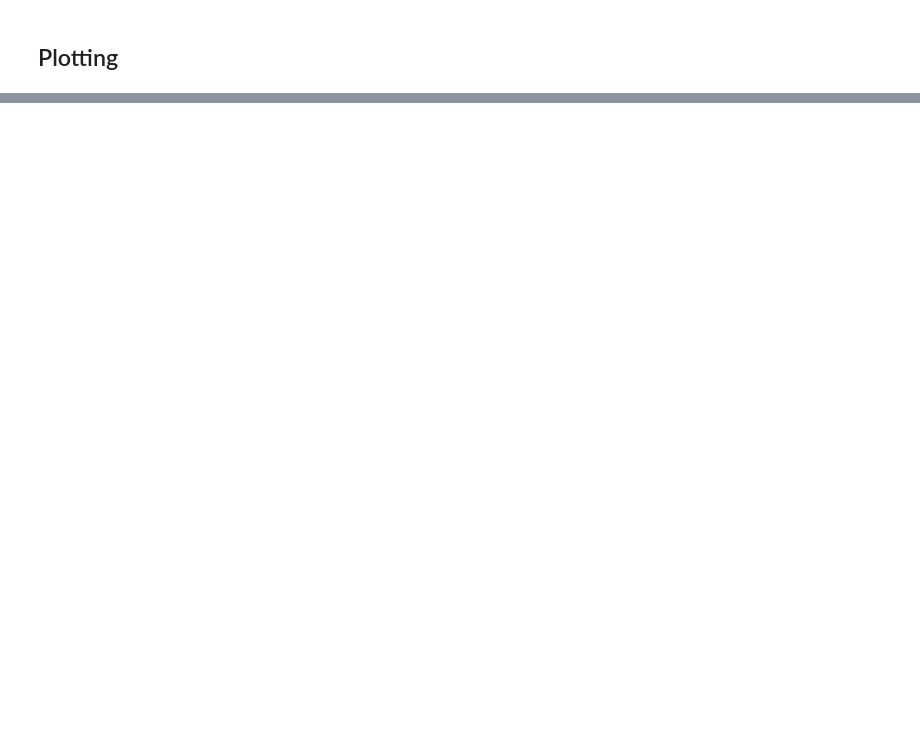
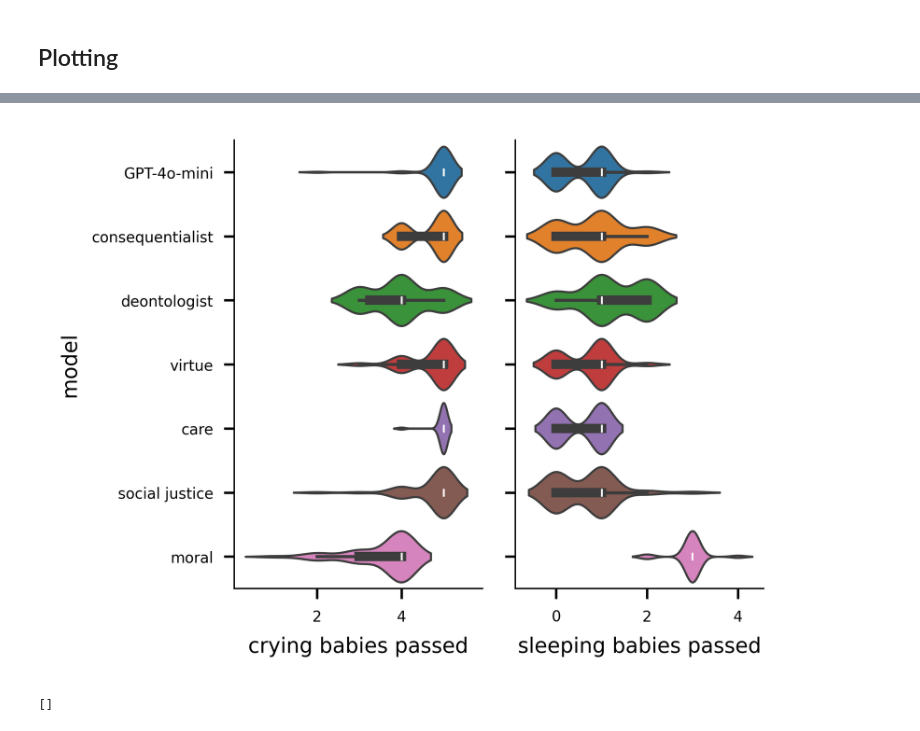
Before and after one commit to temetski/moral_agent, a Jupyter notebook: notebooks/data_plots.ipynb, the cells around one changed output, grey strips where cells are left out. Drawn from its saved outputs; the diff is of its cells as text; code cells hidden in the pictures; blank space fills up the shorter version.

```diff
--- a/notebooks/data_plots.ipynb
+++ b/notebooks/data_plots.ipynb
@@ -193,0 +237,12 @@ sns.lineplot(data=df, ax=axes[1], x="episode", y="Number of grandmas rescued", e
+# %%
+# data_df = df
+data_df = pd.read_csv("data_learning_curves_findmilk.csv")
+
+fig = compare_moral_clusters(data_df)
+fig.savefig(f'figures/llm_compare_findmilk.pdf', bbox_inches='tight')
+# %% [output]
+[figure, added]
+# %%
+stats
+# %% [output]
+[]
```
Also changed, not shown: parts of 15 cells of this notebook, 3 other files.
